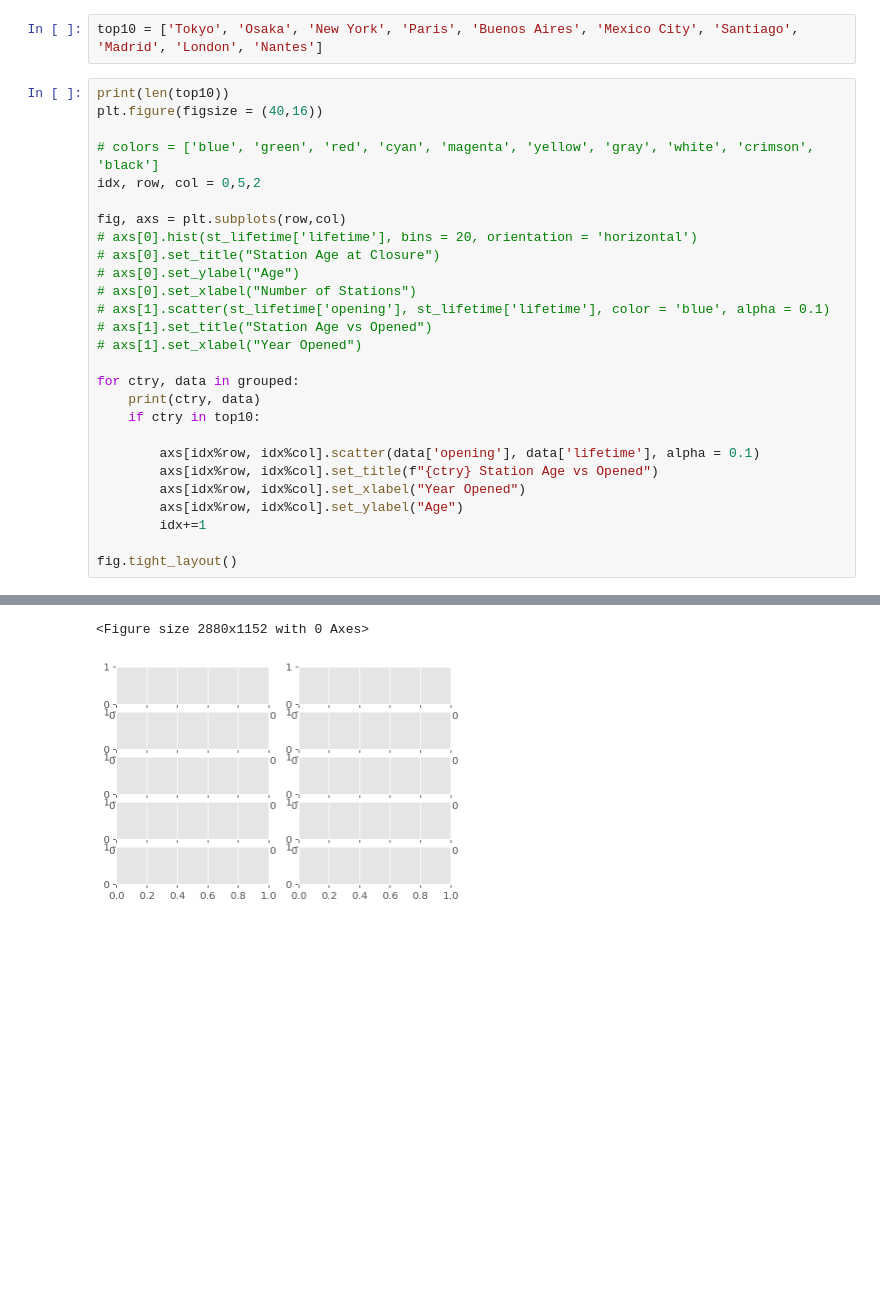
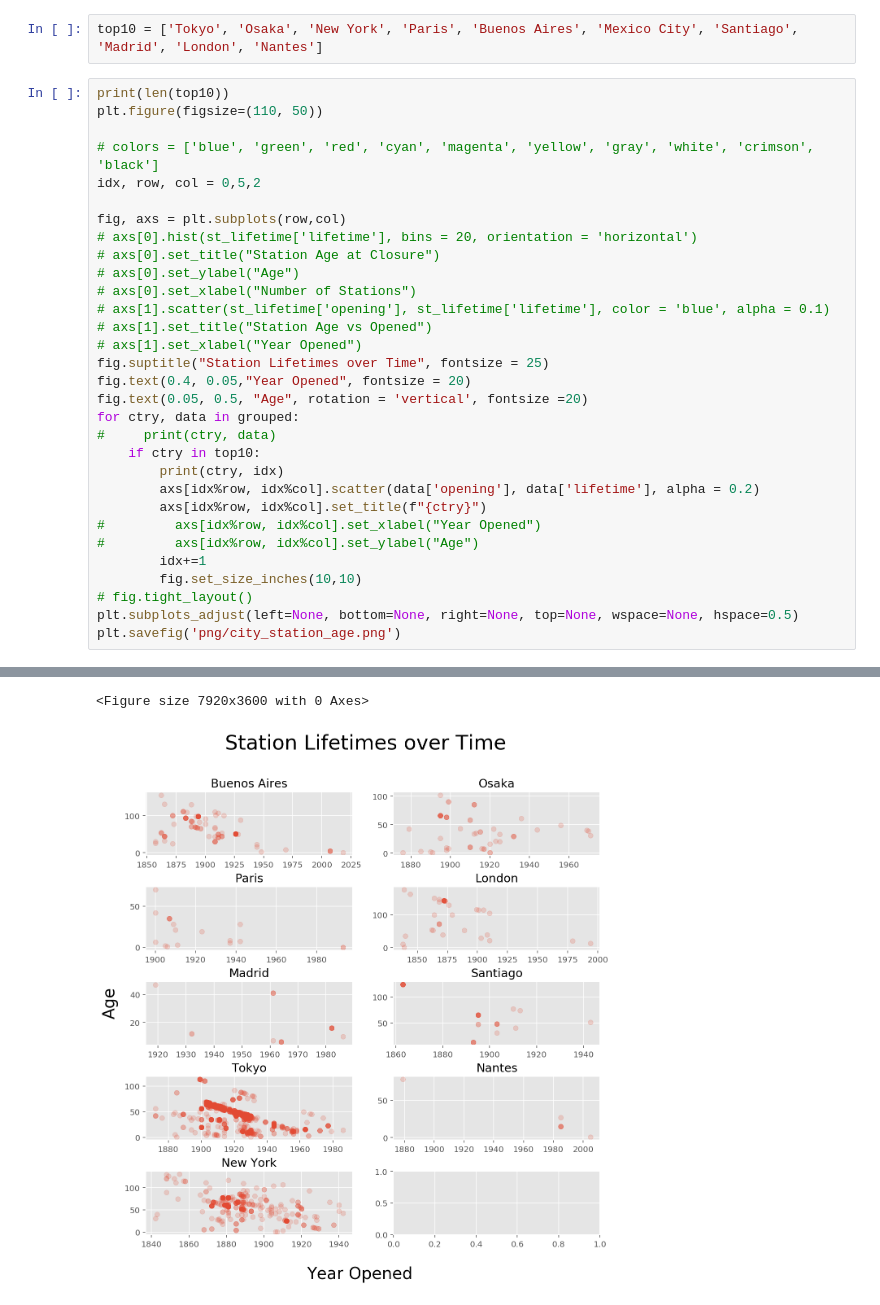
Before and after one commit to Cynz300/transit-lines-casestudy, a Jupyter notebook: transit_ig.ipynb, the cells around one changed output, grey strips where cells are left out. Cells and saved outputs as stored; diff of their text form; blank space fills up the shorter version.

Commit message:
Adding Graphs and PNG folder

```diff
--- a/transit_ig.ipynb
+++ b/transit_ig.ipynb
@@ -329,7 +330,7 @@ grouped.describe()
 top10 = ['Tokyo', 'Osaka', 'New York', 'Paris', 'Buenos Aires', 'Mexico City', 'Santiago', 'Madrid', 'London', 'Nantes']
 # %%
 print(len(top10))
-plt.figure(figsize = (40,16))
+plt.figure(figsize=(110, 50))
 
 # colors = ['blue', 'green', 'red', 'cyan', 'magenta', 'yellow', 'gray', 'white', 'crimson', 'black']
 idx, row, col = 0,5,2
@@ -342,17 +343,21 @@ fig, axs = plt.subplots(row,col)
 # axs[1].scatter(st_lifetime['opening'], st_lifetime['lifetime'], color = 'blue', alpha = 0.1)
 # axs[1].set_title("Station Age vs Opened")
 # axs[1].set_xlabel("Year Opened")
-
+fig.suptitle("Station Lifetimes over Time", fontsize = 25)
+fig.text(0.4, 0.05,"Year Opened", fontsize = 20)
+fig.text(0.05, 0.5, "Age", rotation = 'vertical', fontsize =20)
 for ctry, data in grouped:
-    print(ctry, data)
+#     print(ctry, data)
     if ctry in top10:
-
-        axs[idx%row, idx%col].scatter(data['opening'], data['lifetime'], alpha = 0.1)
-        axs[idx%row, idx%col].set_title(f"{ctry} Station Age vs Opened")
-        axs[idx%row, idx%col].set_xlabel("Year Opened")
-        axs[idx%row, idx%col].set_ylabel("Age")
+        print(ctry, idx)
+        axs[idx%row, idx%col].scatter(data['opening'], data['lifetime'], alpha = 0.2)
+        axs[idx%row, idx%col].set_title(f"{ctry}")
+#         axs[idx%row, idx%col].set_xlabel("Year Opened")
+#         axs[idx%row, idx%col].set_ylabel("Age")
         idx+=1
-
-fig.tight_layout()
+        fig.set_size_inches(10,10)
+# fig.tight_layout()
+plt.subplots_adjust(left=None, bottom=None, right=None, top=None, wspace=None, hspace=0.5)
+plt.savefig('png/city_station_age.png')
 # %% [output]
 10
@@ -375,2 +373,2 @@ Boston       opening  lifetime  name_y
-<Figure size 2880x1152 with 0 Axes>
+<Figure size 7920x3600 with 0 Axes>
-[figure, old version]
+[figure, new version]
```
Also changed, not shown: parts of 2 cells of this notebook, 2 other files.
